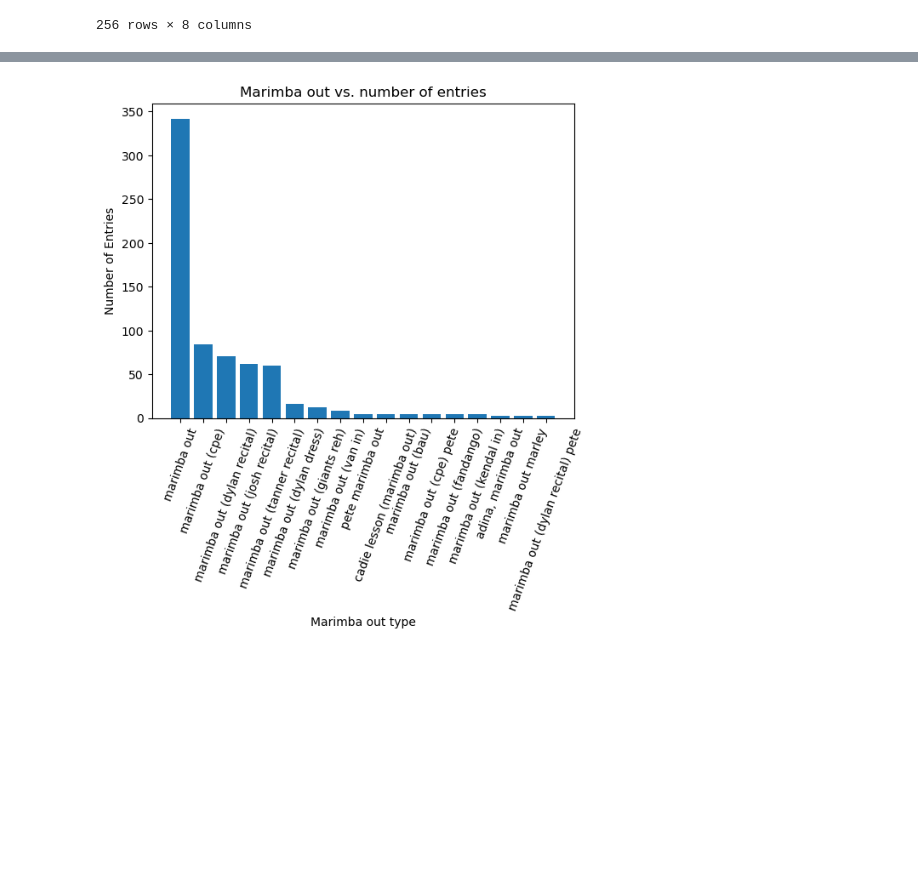
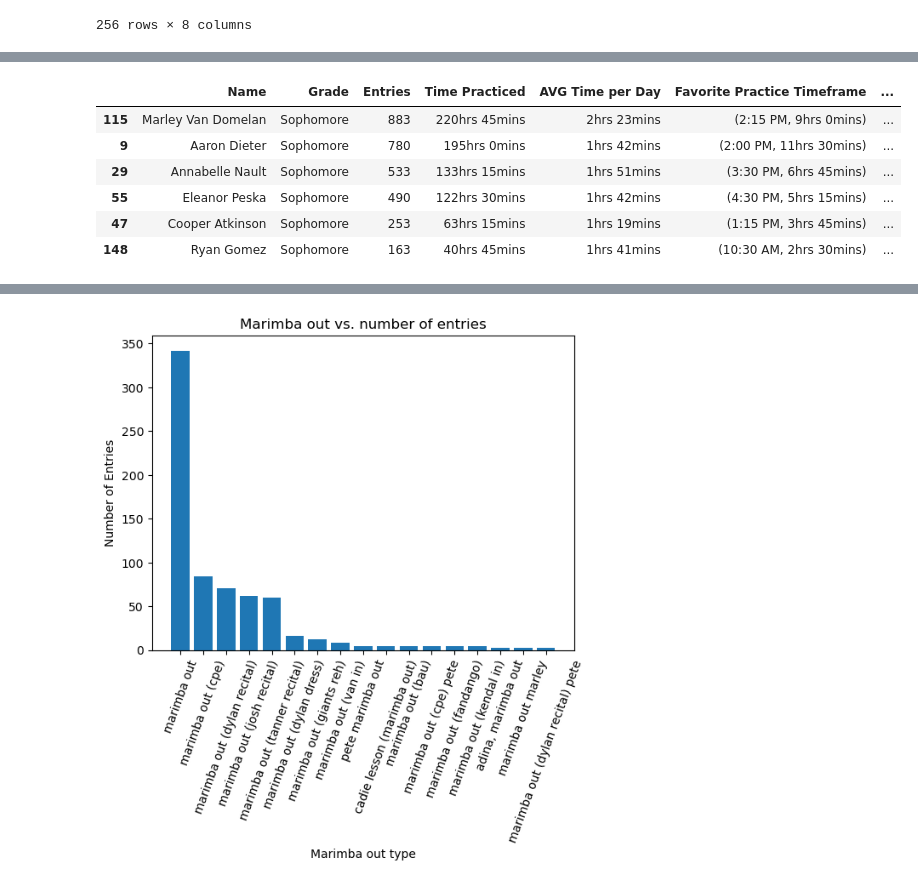
Before and after one commit to amdieter/practice-room-data, a Jupyter notebook: Practice Log.ipynb, the cells around one changed output, grey strips where cells are left out. Cells and saved outputs as stored; diff of their text form; code cells hidden in the pictures; blank space fills up the shorter version.

```diff
--- a/Practice Log.ipynb
+++ b/Practice Log.ipynb
@@ -326,3 +309,13 @@ entries_by_grade
+# %%
+sorted_perc_stats[sorted_perc_stats["Grade"] == "Sophomore"]
+# %% [output]
+|  | Name | Grade | Entries | Time Practiced | AVG Time per Day | Favorite Practice Timeframe | ... |
+| 115 | Marley Van Domelan | Sophomore | 883 | 220hrs 45mins | 2hrs 23mins | (2:15 PM, 9hrs 0mins) | ... |
+| 9 | Aaron Dieter | Sophomore | 780 | 195hrs 0mins | 1hrs 42mins | (2:00 PM, 11hrs 30mins) | ... |
+| 29 | Annabelle Nault | Sophomore | 533 | 133hrs 15mins | 1hrs 51mins | (3:30 PM, 6hrs 45mins) | ... |
+| 55 | Eleanor Peska | Sophomore | 490 | 122hrs 30mins | 1hrs 42mins | (4:30 PM, 5hrs 15mins) | ... |
+| 47 | Cooper Atkinson | Sophomore | 253 | 63hrs 15mins | 1hrs 19mins | (1:15 PM, 3hrs 45mins) | ... |
+| 148 | Ryan Gomez | Sophomore | 163 | 40hrs 45mins | 1hrs 41mins | (10:30 AM, 2hrs 30mins) | ... |
 # %%
 # filter by studio members and reset the index
 studio_stats = sorted_perc_stats[sorted_perc_stats["Grade"] != "Unknown"].reset_index(drop=True)
```
Also changed, not shown: parts of 5 cells of this notebook, 1 other file.
